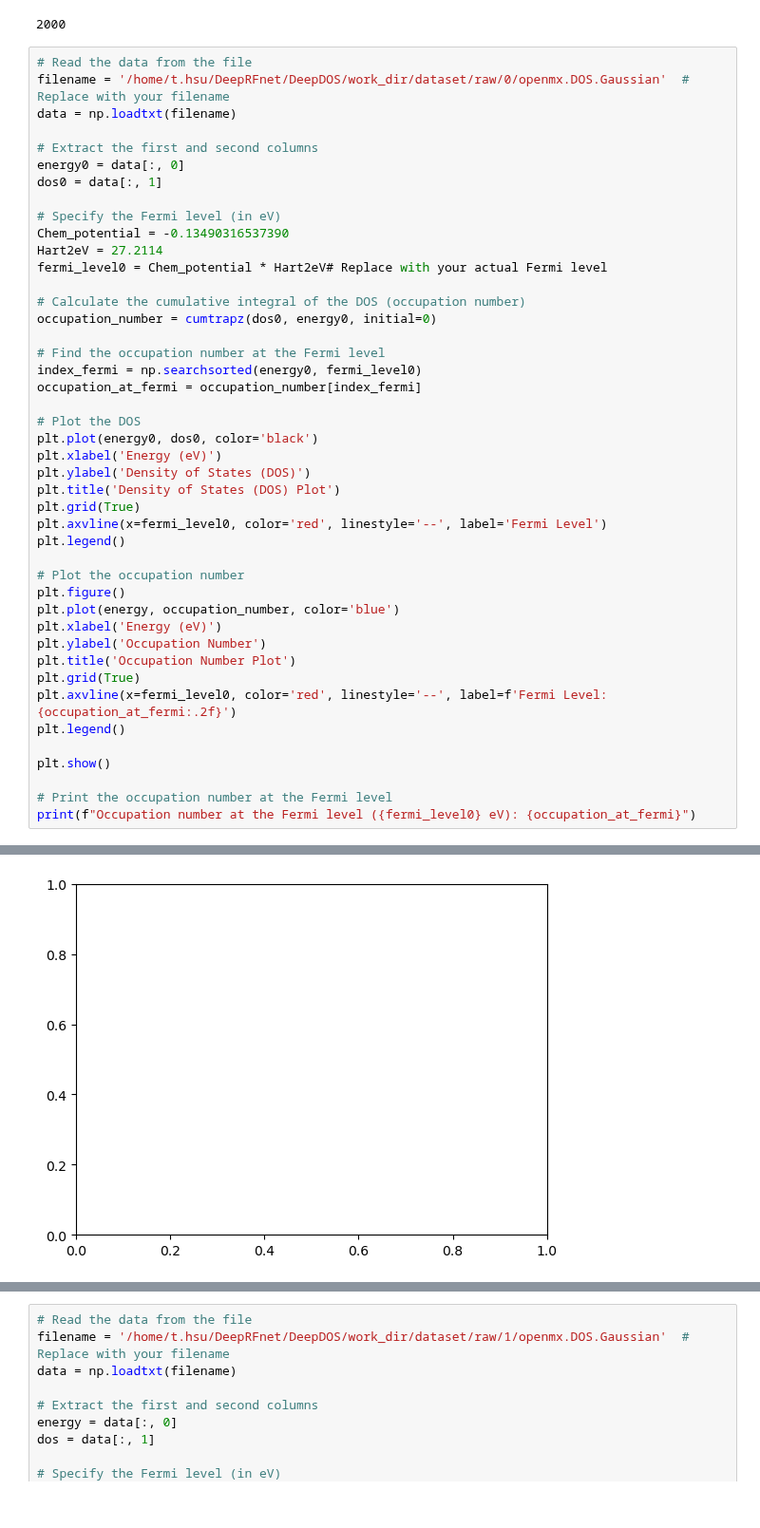
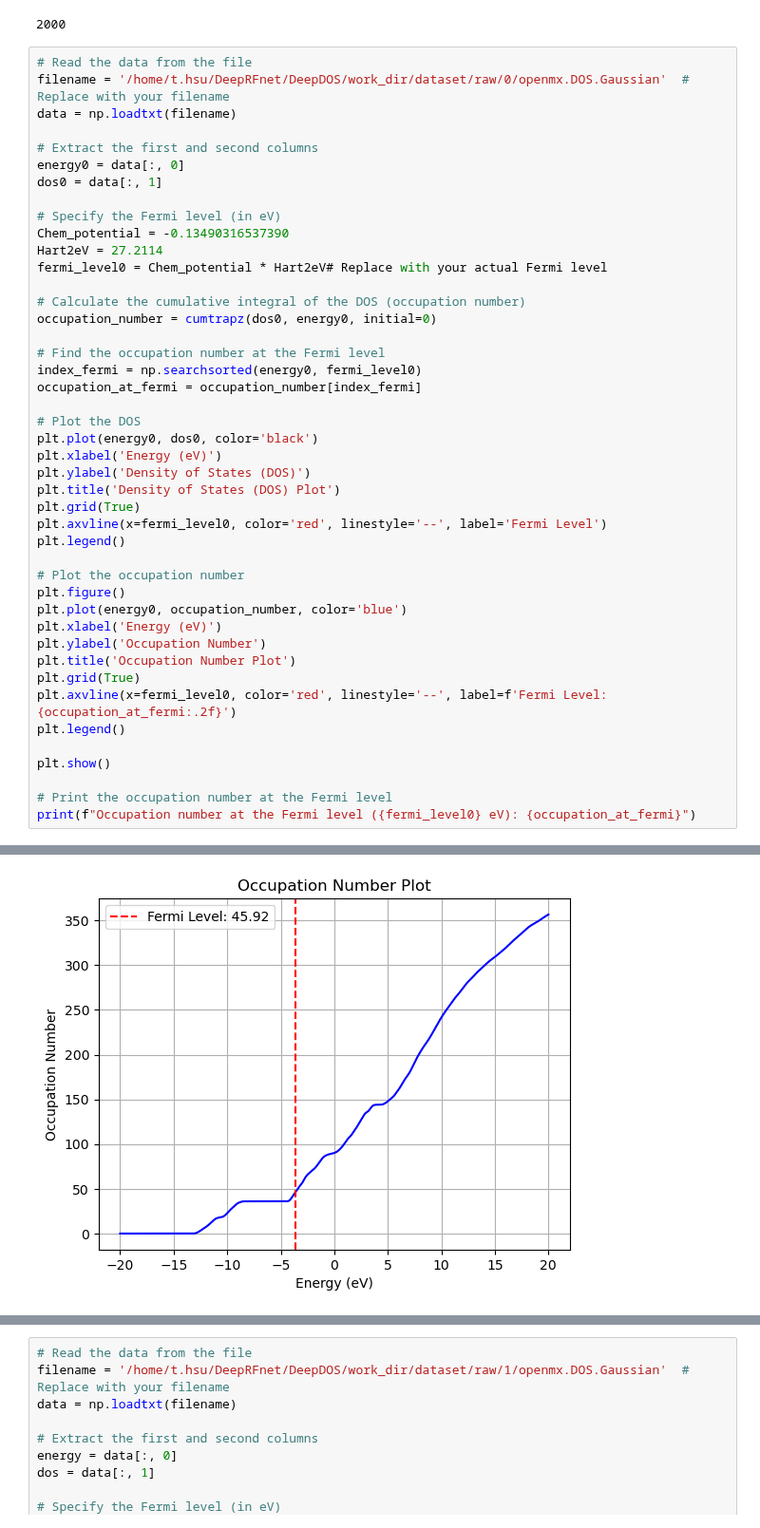
Before and after one commit to AngusHsuPhys/deeph_dev, a Jupyter notebook: DOS_plot.ipynb, the cells around one changed output, grey strips where cells are left out. Shown at 95% size. Cells and saved outputs as stored; diff of their text form.

Commit message:
modified get_graph, DOS_plot

```diff
--- a/DOS_plot.ipynb
+++ b/DOS_plot.ipynb
@@ -84,7 +84,7 @@ plt.legend()
 
 # Plot the occupation number
 plt.figure()
-plt.plot(energy, occupation_number, color='blue')
+plt.plot(energy0, occupation_number, color='blue')
 plt.xlabel('Energy (eV)')
 plt.ylabel('Occupation Number')
 plt.title('Occupation Number Plot')
@@ -101,2 +100,2 @@ ValueError: x and y must have same first dimension, but have shapes (2000,) and
 [figure]
-[figure, old version]
+[figure, new version]
```
Also changed, not shown: parts of 2 cells of this notebook, 1 other file.
